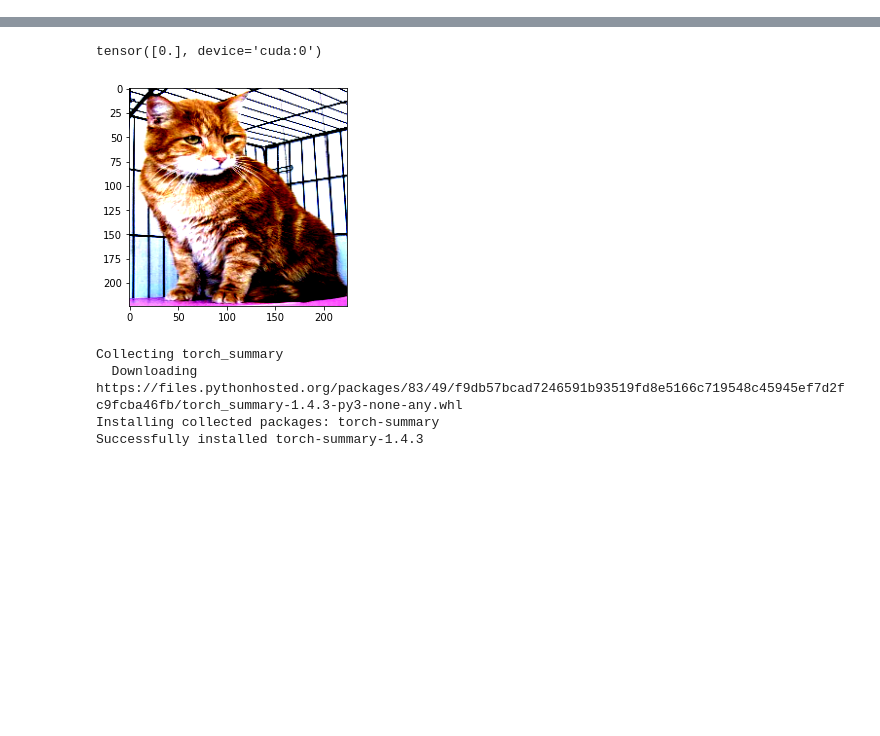
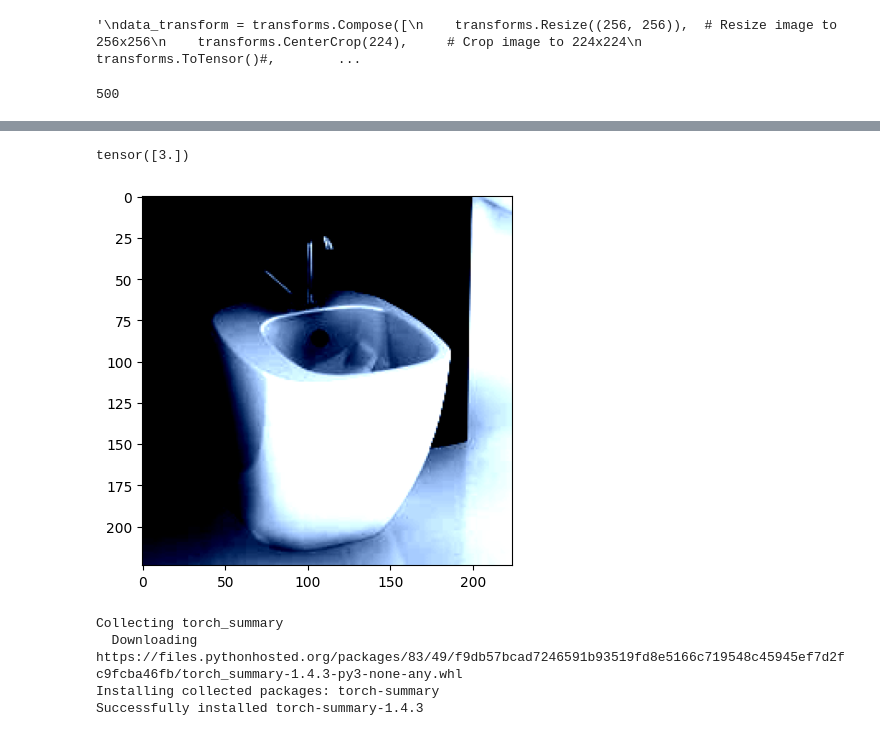
Before and after one commit to YKH2020/CV_Places365, a Jupyter notebook: PlacesClassification_ResNet50_DL.ipynb, the cells around one changed output, grey strips where cells are left out. Saved outputs shown, nothing was run; the diff lists cells and outputs as text; code cells hidden in the pictures; blank space fills up the shorter version.

```diff
--- a/PlacesClassification_ResNet50_DL.ipynb
+++ b/PlacesClassification_ResNet50_DL.ipynb
@@ -37,12 +54,53 @@ test_data_dir = 'test_set/test_set'
+# %%
+# Download the training dataset
+'''
+data_transform = transforms.Compose([
+    transforms.Resize((256, 256)),  # Resize image to 256x256
+    transforms.CenterCrop(224),     # Crop image to 224x224
+    transforms.ToTensor()#,          # Convert image to tensor
+    #transforms.Normalize(
+        #mean=[0.485, 0.456, 0.406], # Normalization values used for pretrained models
+        #std=[0.229, 0.224, 0.225])
+])
+'''
+#data_dir = '/content/drive/MyDrive/Colab Notebooks/ComputerVision_AIPI590'
+
+# Download only the training dataset
+#dataset_train = datasets.Places365(root=data_dir, split='train-standard',
+                            # download=True, transform=data_transform)
+# %% [output]
+'\ndata_transform = transforms.Compose([\n    transforms.Resize((256, 256)),  # Resize image to 256x256\n    transforms.CenterCrop(224),     # Crop image to 224x224\n    transforms.ToTensor()#,        ...
+# %%
+#train_data_dir = './data/places365_standard/images/data/train/'
+test_data_dir = '/content/drive/MyDrive/Colab Notebooks/ComputerVision_AIPI590/data/places365_standard/val/'
 # %%
-class CatsDogs(Dataset):
+class Scenes(Dataset):
     def __init__(self, folder):
-        cats = glob(folder+'/cats/*.jpg')
-        dogs = glob(folder+'/dogs/*.jpg')
-        self.fpaths = cats[:500] + dogs[:500]
+        aquarium = glob(folder+'/aquarium/*.jpg')
+        bar = glob(folder+'/bar/*.jpg')
+        barn = glob(folder+'/barn/*.jpg')
+        bathroom = glob(folder+'/bathroom/*.jpg')
+        bedroom = glob(folder+'/bedroom/*.jpg')
+
+        self.fpaths = aquarium[:500] + bar[:500]+ barn[:500]+ bathroom[:500]+ bedroom[:500]
         self.normalize = transforms.Normalize(mean=[0.485, 0.456, 0.406],std=[0.229, 0.224, 0.225])
         from random import shuffle, seed; seed(10); shuffle(self.fpaths)
-        self.targets = [fpath.split('/')[-1].startswith('dog') for fpath in self.fpaths]
+        # Shuffle file paths
+        from random import shuffle, seed
+        seed(10)
+        shuffle(self.fpaths)
+
+        # Define class labels
+        self.class_to_idx = {
+            'aquarium': 0,
+            'bar': 1,
+            'barn': 2,
+            'bathroom': 3,
+            'bedroom': 4
+        }
+
+        # Assign targets based on class labels
+        self.targets = [self.class_to_idx[fpath.split('/')[-2]] for fpath in self.fpaths]
     def __len__(self): return len(self.fpaths)
     def __getitem__(self, ix):
         f = self.fpaths[ix]
@@ -58,5 +114,10 @@ data = CatsDogs(train_data_dir)
+# %%
+data = Scenes(test_data_dir)
+print(len(data))
+# %% [output]
+500
 # %%
-im, label = data[200]
+im, label = data[300]
 plt.imshow(im.permute(1,2,0).cpu())
 print(label)
 # %% [output]
@@ -64,5 +125,5 @@ Clipping input data to the valid range for imshow with RGB data ([0..1] for floa
-tensor([0.], device='cuda:0')
+tensor([3.])
-[figure, old version]
+[figure, new version]
 # %%
 def get_model():
     model = models.resnet18(pretrained=True)
```
Also changed, not shown: parts of 9 cells of this notebook, 1 other file.
